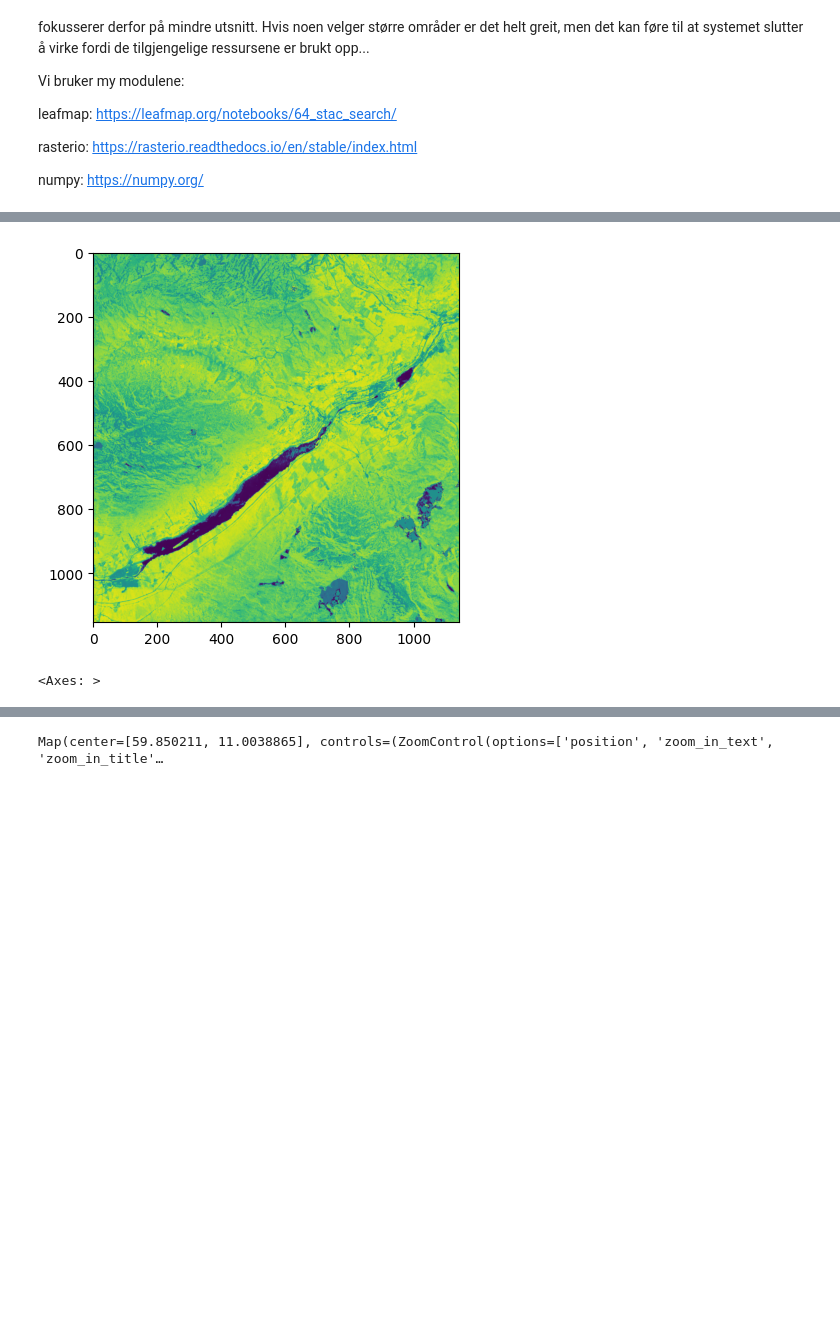
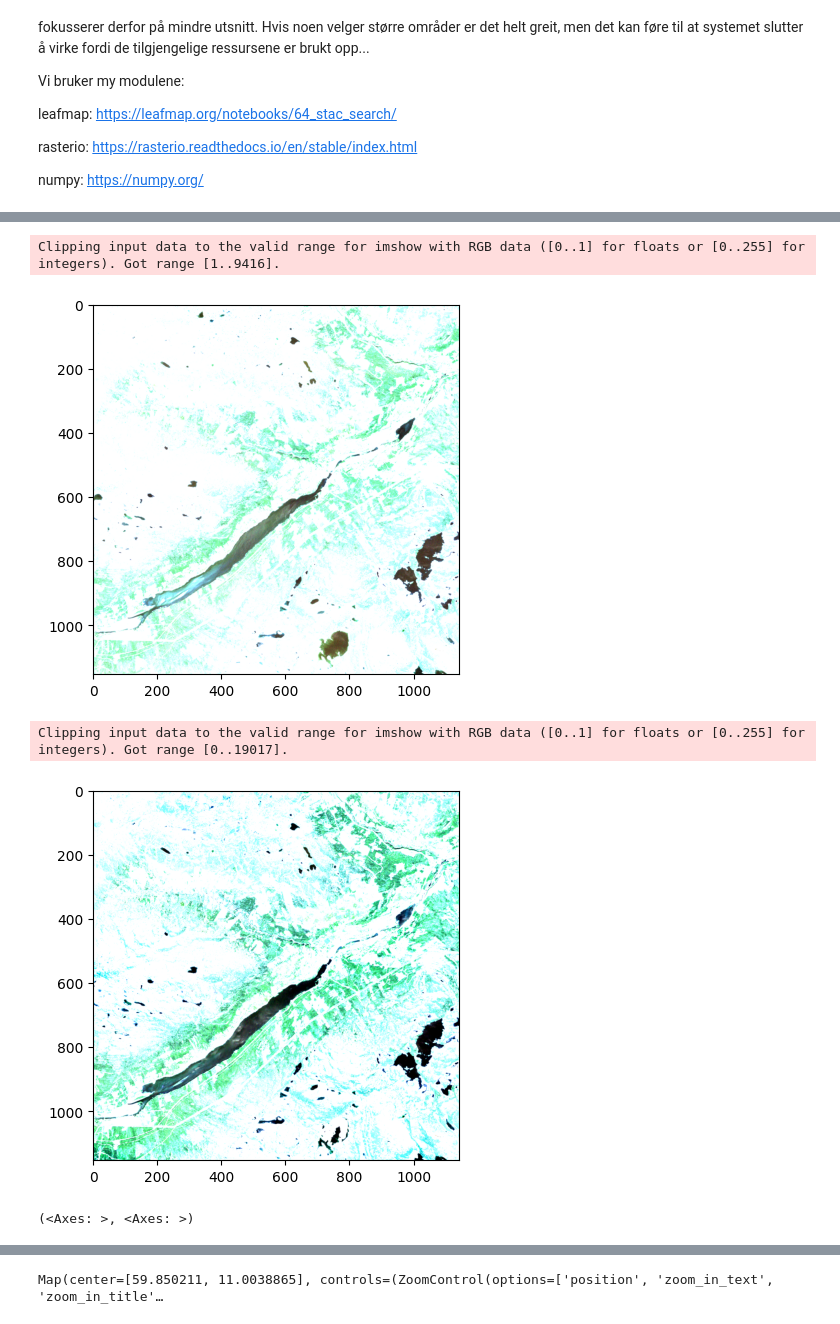
Before and after one commit to ninsbl/ungdomskole, a Jupyter notebook: Python_JO.ipynb, the cells around one changed output, grey strips where cells are left out. Cells and saved outputs as stored; diff of their text form; code cells hidden in the pictures; blank space fills up the shorter version.

```diff
--- a/Python_JO.ipynb
+++ b/Python_JO.ipynb
@@ -90,19 +101,30 @@ def search_stac(lat_lon_bounds, time_range, max_cloud_cover):
 # %%
 # Så definerer vi noen variabler
+# Bånd eller kanaler i bilde vi skal hente ut
 bands = ["red", "green", "blue", "nir", "swir16"]
+# Geografiske koordinater for en firkant rund Ål, Norge
+lat_lon_bounds_aal = (8.40343, 8.61065, 60.56414, 60.66836)
+# Tidsvindu før og etter ekstremværet "Hans"
+time_windows = [
+    "2023-06-01/2023-06-30",  # før Hans
+    "2024-05-15/2024-07-15",  # etter Hans
+]
+# Maksimal andel skydekke i bilde (brukes som søkekriteriet
+max_cloud_cover = 15
-# %%
-lat_lon_bounds_aal = (8.40343, 8.61065, 60.56414, 60.66836)
-time_before = "2023-06-01/2024-06-30"
-time_after = "2024-06-19/2024-06-23"
-max_cloud_cover = 20
-lat_lon_bounds = bbox_aal
-# %%
-search = search_stac(lat_lon_bounds_aal, time_before, 10)
 # %%
 images = {}
-for b in bands:
-    url = list(search.items)[0].get_assets()[b].href
-    if b == "red":
-        images[b], src_crs, src_transform, window = read_raster_window(f"/vsicurl/{url}", lat_lon_bounds)
-    else:
-        images[b] = read_raster_window(f"/vsicurl/{url}", lat_lon_bounds)[0]
+# Søk satelittbilder før og etter ekstremvær Hans
+for idx, time_window in enumerate(time_windows):
+    search = search_stac(lat_lon_bounds_aal, time_window, max_cloud_cover)
+    images[idx] = {}
+    for b in bands:
+        url = search.get_assets()[b].href
+        if b == "red":
+            images[idx][b], src_crs, src_transform, window = read_raster_window(f"/vsicurl/{url}", lat_lon_bounds_aal)
+        else:
+            images[idx][b] = read_raster_window(f"/vsicurl/{url}", lat_lon_bounds_aal)[0]
+    images[idx]["ndvi"] = (images[idx]["nir"].astype(float) - images[idx]["red"].astype(float)) / (images[idx]["nir"].astype(float) + images[idx]["red"].astype(float))
+
+# ndsi = (images[idx]["swir16"].astype(float) - images[idx]["green"].astype(float)) / (images[idx]["swir16"].astype(float) + images[idx]["green"].astype(float))
+
+#ndwi = (images[idx]["nir"].astype(float) - images[idx]["swir16"].astype(float)) / (images[idx]["nir"].astype(float) + images[idx]["swir16"].astype(float))
@@ -115,6 +142,8 @@ ndvi = (images["nir"].astype(float) - images["red"].astype(float)) / (images["ni
 # %%
-from rasterio.plot import show
-show(ndvi)
+show(np.array([images[0]["blue"] , images[0]["green"], images[0]["red"]])), show(np.array([images[1]["blue"] , images[1]["green"], images[1]["red"]]))
 # %% [output]
+Clipping input data to the valid range for imshow with RGB data ([0..1] for floats or [0..255] for integers). Got range [1..9416].
-[figure, old version]
+[figure, new version]
-<Axes: >
+Clipping input data to the valid range for imshow with RGB data ([0..1] for floats or [0..255] for integers). Got range [0..19017].
+[figure, added]
+(<Axes: >, <Axes: >)
```
Also changed, not shown: parts of 6 cells of this notebook.
